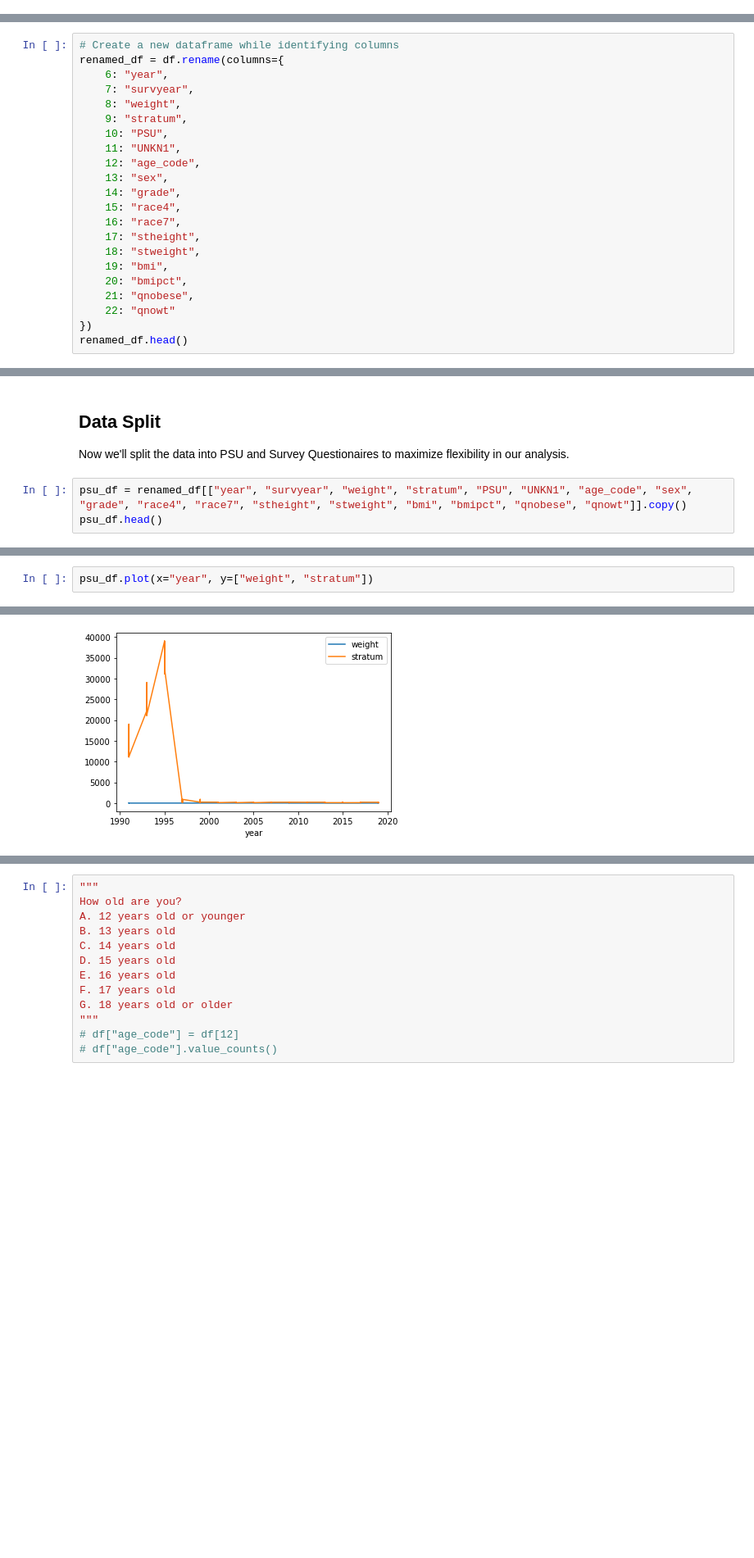
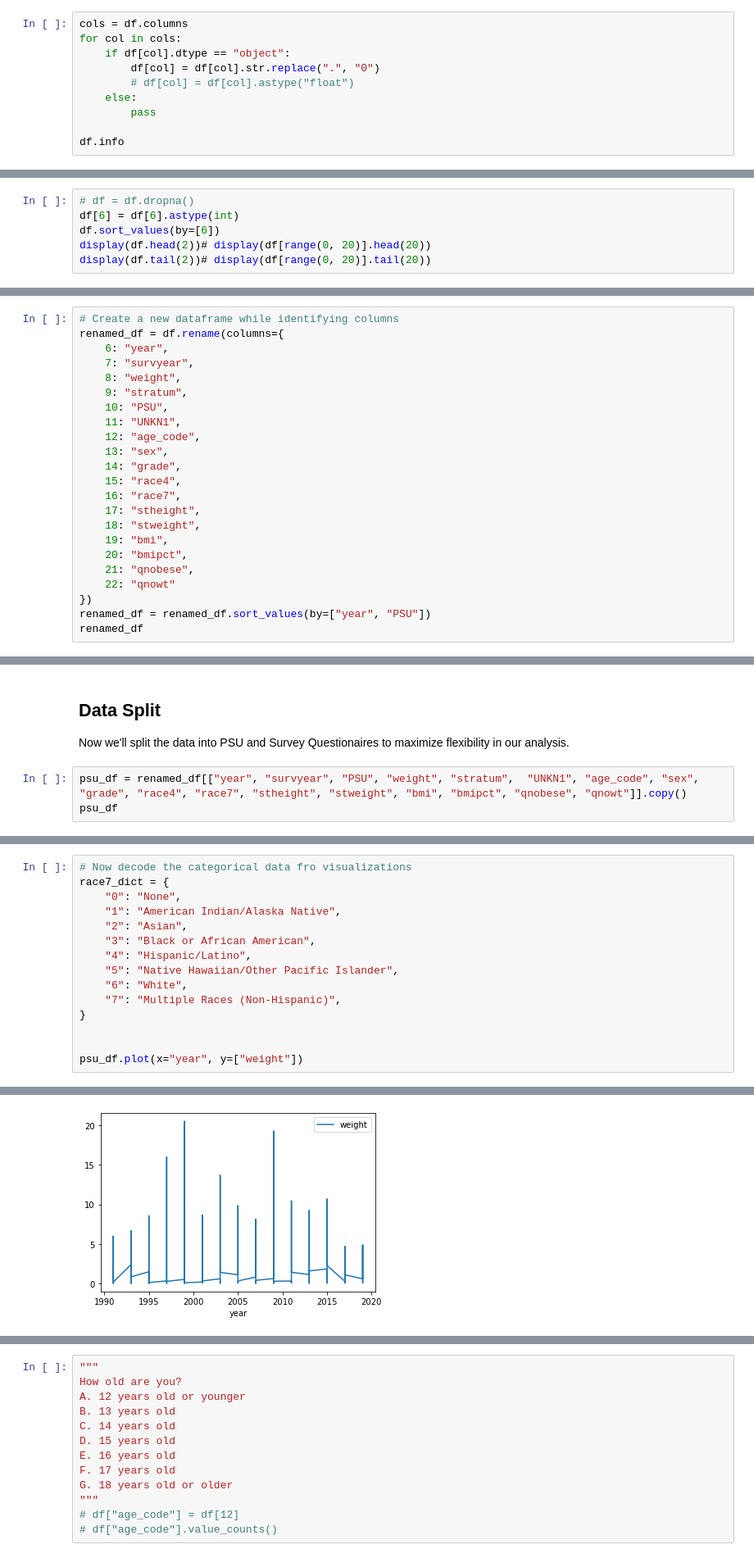
Before and after one commit to harry-oestreicher/cdc_data_engineering, a Jupyter notebook: CDC_Sandbox.ipynb, the cells around one changed output, grey strips where cells are left out. Shown at 82% size. Saved outputs shown, nothing was run; the diff lists cells and outputs as text; blank space fills up the shorter version.

```diff
--- a/CDC_Sandbox.ipynb
+++ b/CDC_Sandbox.ipynb
@@ -35,0 +42,10 @@ display(df.tail(2))# display(df[range(0, 20)].tail(20))
+# %%
+cols = df.columns
+for col in cols:
+    if df[col].dtype == "object":
+        df[col] = df[col].str.replace(".", "0")
+        # df[col] = df[col].astype("float")
+    else:
+        pass
+
+df.info
@@ -35,0 +67,6 @@ display(df.tail(2))# display(df[range(0, 20)].tail(20))
+# %%
+# df = df.dropna()
+df[6] = df[6].astype(int)
+df.sort_values(by=[6])
+display(df.head(2))# display(df[range(0, 20)].head(20))
+display(df.tail(2))# display(df[range(0, 20)].tail(20))
@@ -54,6 +98,7 @@ renamed_df = df.rename(columns={
     21: "qnobese",
     22: "qnowt"
 })
-renamed_df.head()
+renamed_df = renamed_df.sort_values(by=["year", "PSU"])
+renamed_df
 # %% [output]
 |  | year | survyear | weight | stratum | PSU | UNKN1 | age_code | sex | grade | race4 | race7 | ... |
@@ -101,6 +154,6 @@ Name: year, dtype: int64
 ## Data Split
 Now we'll split the data into PSU and Survey Questionaires to maximize flexibility in our analysis.
 # %%
-psu_df = renamed_df[["year", "survyear", "weight", "stratum", "PSU", "UNKN1", "age_code", "sex", "grade", "race4", "race7", "stheight", "stweight", "bmi", "bmipct", "qnobese", "qnowt"]].copy()
-psu_df.head()
+psu_df = renamed_df[["year", "survyear", "PSU", "weight", "stratum",  "UNKN1", "age_code", "sex", "grade", "race4", "race7", "stheight", "stweight", "bmi", "bmipct", "qnobese", "qnowt"]].copy()
+psu_df
 # %% [output]
@@ -113,5 +214,18 @@ psu_df.head()
 # %%
-psu_df.plot(x="year", y=["weight", "stratum"])
+# Now decode the categorical data fro visualizations
+race7_dict = {
+    "0": "None",
+    "1": "American Indian/Alaska Native",
+    "2": "Asian",
+    "3": "Black or African American",
+    "4": "Hispanic/Latino",
+    "5": "Native Hawaiian/Other Pacific Islander",
+    "6": "White",
+    "7": "Multiple Races (Non-Hispanic)",
+}
+
+
+psu_df.plot(x="year", y=["weight"])
 # %% [output]
 <AxesSubplot:xlabel='year'>
-[figure, old version]
+[figure, new version]
```
Also changed, not shown: parts of 23 cells of this notebook.
